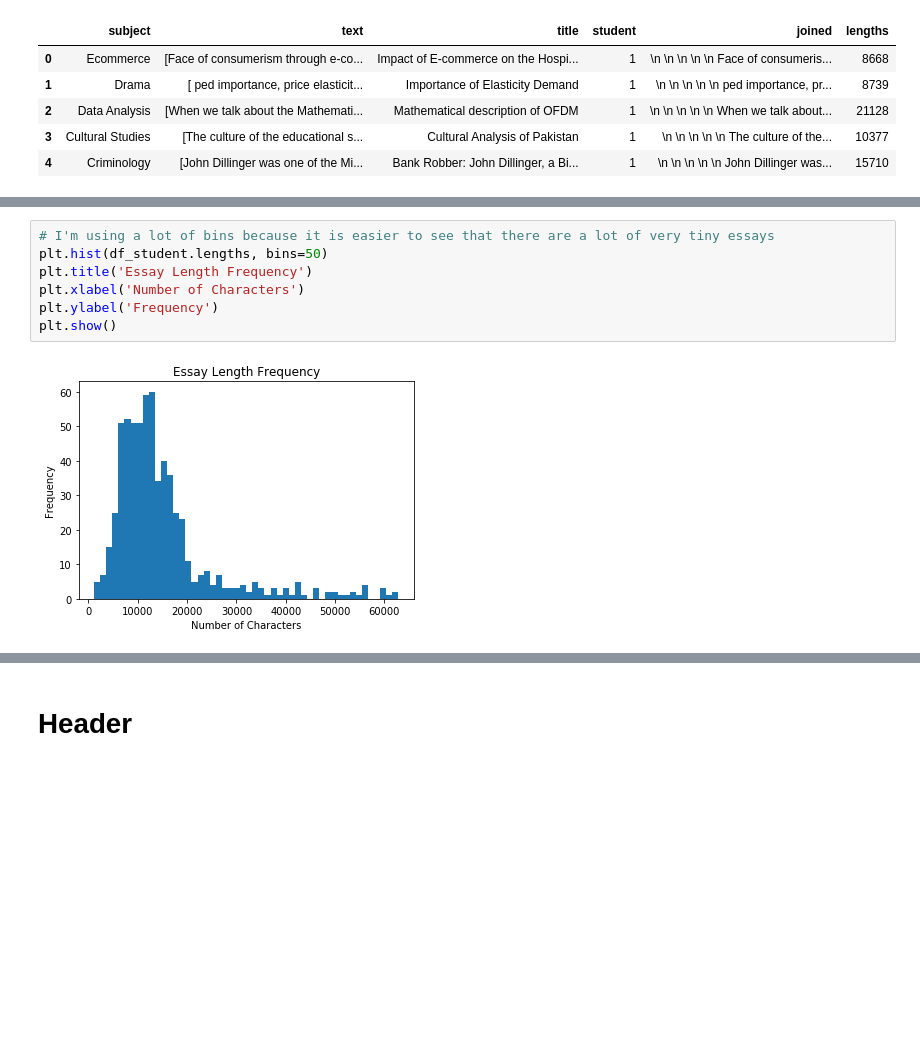
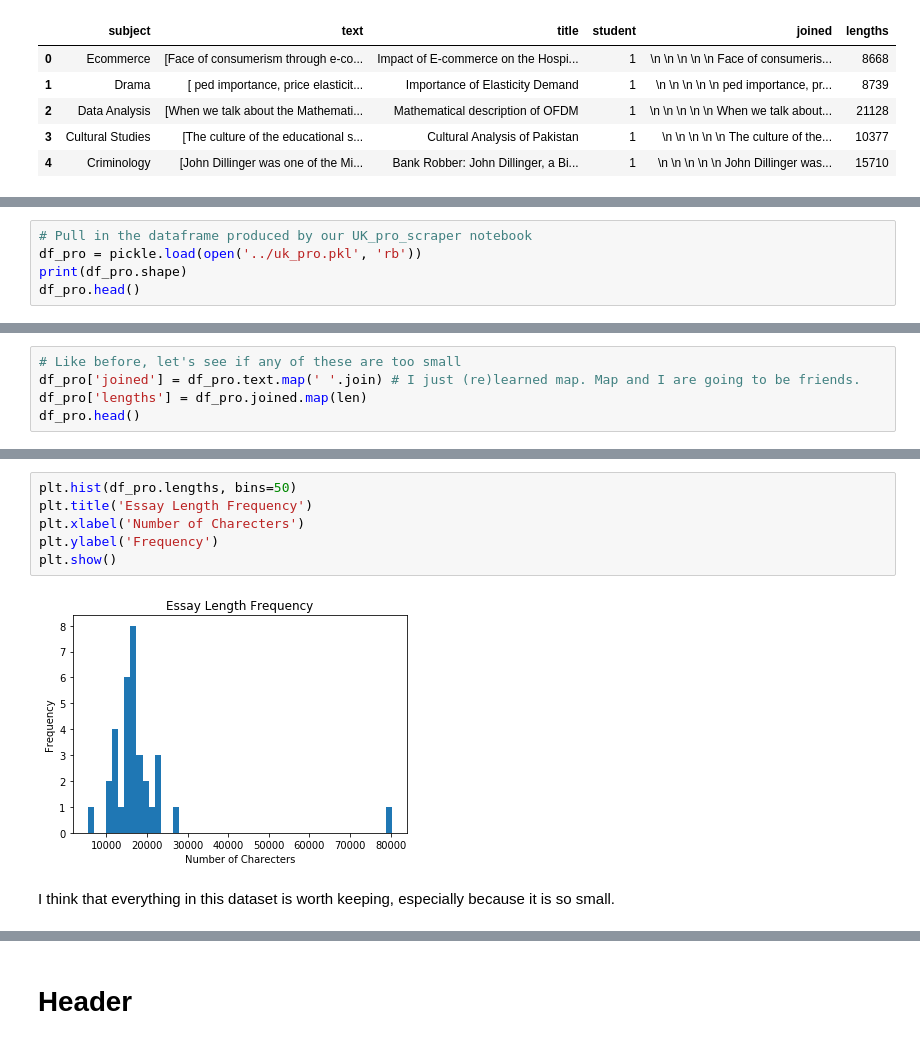
Before and after one commit to bgwilson12/Final-Capstone, a Jupyter notebook: Final Capstone Project.ipynb, the cells around one changed output, grey strips where cells are left out. Saved outputs shown, nothing was run; the diff lists cells and outputs as text; blank space fills up the shorter version.

```diff
--- a/Final Capstone Project.ipynb
+++ b/Final Capstone Project.ipynb
@@ -76,0 +93,5 @@ df_student.head()
+# %%
+# Pull in the dataframe produced by our UK_pro_scraper notebook
+df_pro = pickle.load(open('../uk_pro.pkl', 'rb'))
+print(df_pro.shape)
+df_pro.head()
@@ -76,0 +106,5 @@ df_student.head()
+# %%
+# Like before, let's see if any of these are too small
+df_pro['joined'] = df_pro.text.map(' '.join) # I just (re)learned map. Map and I are going to be friends.
+df_pro['lengths'] = df_pro.joined.map(len)
+df_pro.head()
@@ -77,9 +118,10 @@ df_student.head()
 # %%
-# I'm using a lot of bins because it is easier to see that there are a lot of very tiny essays
-plt.hist(df_student.lengths, bins=50)
+plt.hist(df_pro.lengths, bins=50)
 plt.title('Essay Length Frequency')
-plt.xlabel('Number of Characters')
+plt.xlabel('Number of Charecters')
 plt.ylabel('Frequency')
 plt.show()
 # %% [output]
-[figure, old version]
+[figure, new version]
+# %% [markdown]
+I think that everything in this dataset is worth keeping, especially because it is so small.
```
Also changed, not shown: parts of 20 cells of this notebook.
